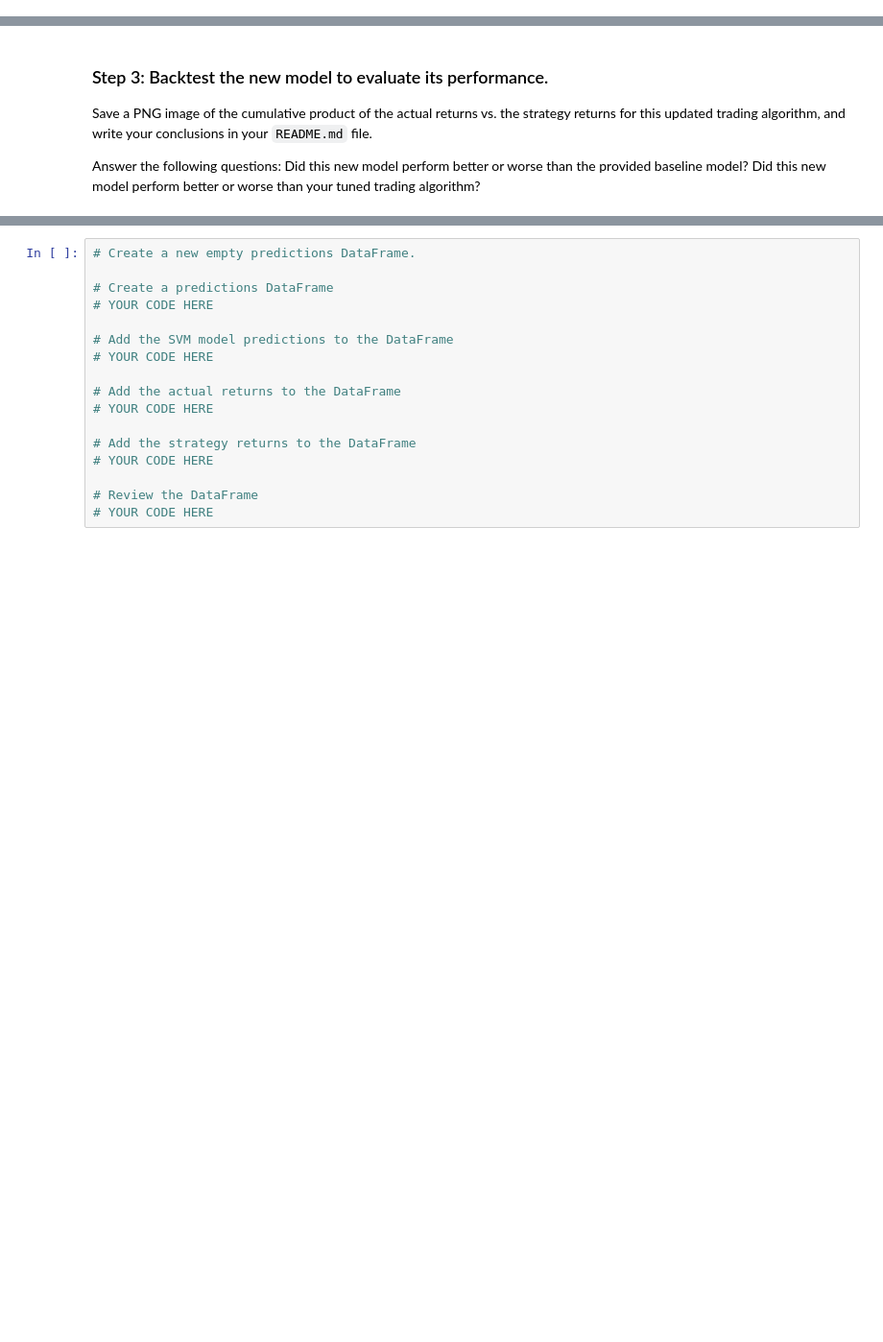
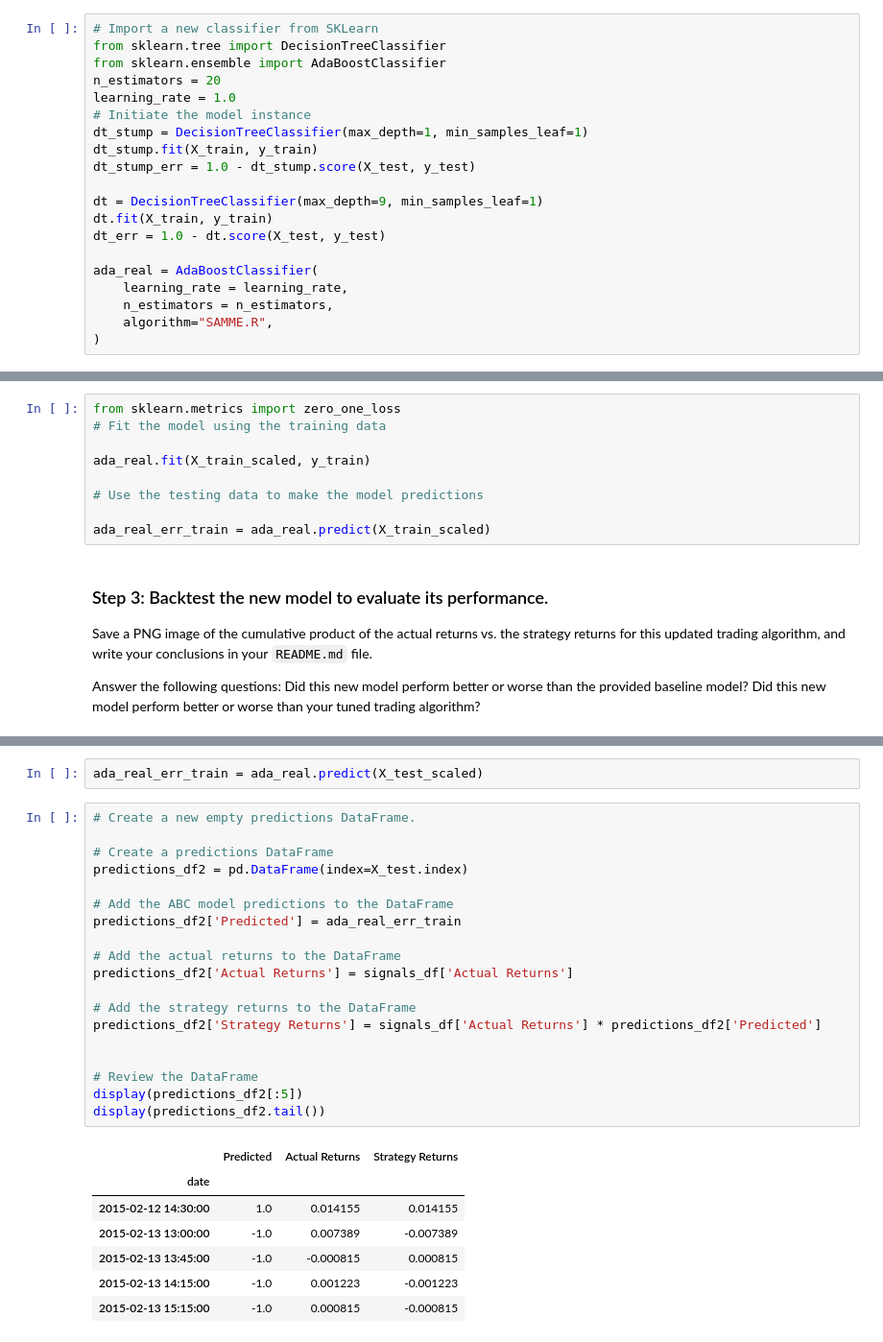
Before and after one commit to jeffreycrabill/machine-learning-trading-algorithm, a Jupyter notebook: machine_learning_trading_bot.ipynb, the cells around one changed output, grey strips where cells are left out. Shown at 96% size. Drawn from its saved outputs; the diff is of its cells as text; blank space fills up the shorter version.

```diff
--- a/machine_learning_trading_bot.ipynb
+++ b/machine_learning_trading_bot.ipynb
@@ -465,2 +454,22 @@ In this section, you’ll use the original parameters that the starter code prov
+# %%
+# Import a new classifier from SKLearn
+from sklearn.tree import DecisionTreeClassifier
+from sklearn.ensemble import AdaBoostClassifier
+n_estimators = 20
+learning_rate = 1.0
+# Initiate the model instance
+dt_stump = DecisionTreeClassifier(max_depth=1, min_samples_leaf=1)
+dt_stump.fit(X_train, y_train)
+dt_stump_err = 1.0 - dt_stump.score(X_test, y_test)
+
+dt = DecisionTreeClassifier(max_depth=9, min_samples_leaf=1)
+dt.fit(X_train, y_train)
+dt_err = 1.0 - dt.score(X_test, y_test)
+
+ada_real = AdaBoostClassifier(
+    learning_rate = learning_rate,
+    n_estimators = n_estimators,
+    algorithm="SAMME.R",
+)
 # %% [markdown]
 ### Step 2: Using the original training data as the baseline model, fit another model with the new classifier.
@@ -478,3 +476,12 @@ SyntaxError: invalid syntax (3325061817.py, line 2)
+# %%
+from sklearn.metrics import zero_one_loss
+# Fit the model using the training data
+
+ada_real.fit(X_train_scaled, y_train)
+
+# Use the testing data to make the model predictions
+
+ada_real_err_train = ada_real.predict(X_train_scaled)
 # %% [markdown]
 ### Step 3: Backtest the new model to evaluate its performance.
 
@@ -492,17 +508,29 @@ Did this new model perform better or worse than your tuned trading algorithm?
+# %%
+ada_real_err_train = ada_real.predict(X_test_scaled)
 # %%
 # Create a new empty predictions DataFrame.
 
 # Create a predictions DataFrame
-# YOUR CODE HERE
+predictions_df2 = pd.DataFrame(index=X_test.index)
 
-# Add the SVM model predictions to the DataFrame
-# YOUR CODE HERE
+# Add the ABC model predictions to the DataFrame
+predictions_df2['Predicted'] = ada_real_err_train
 
 # Add the actual returns to the DataFrame
-# YOUR CODE HERE
+predictions_df2['Actual Returns'] = signals_df['Actual Returns']
 
 # Add the strategy returns to the DataFrame
-# YOUR CODE HERE
+predictions_df2['Strategy Returns'] = signals_df['Actual Returns'] * predictions_df2['Predicted']
+
 
 # Review the DataFrame
-# YOUR CODE HERE
+display(predictions_df2[:5])
+display(predictions_df2.tail())
+# %% [output]
+|  | Predicted | Actual Returns | Strategy Returns |
+| date |  |  |  |
+| 2015-02-12 14:30:00 | 1.0 | 0.014155 | 0.014155 |
+| 2015-02-13 13:00:00 | -1.0 | 0.007389 | -0.007389 |
+| 2015-02-13 13:45:00 | -1.0 | -0.000815 | 0.000815 |
+| 2015-02-13 14:15:00 | -1.0 | 0.001223 | -0.001223 |
+| 2015-02-13 15:15:00 | -1.0 | 0.000815 | -0.000815 |
```
Also changed, not shown: parts of 10 cells of this notebook, 1 other file.
